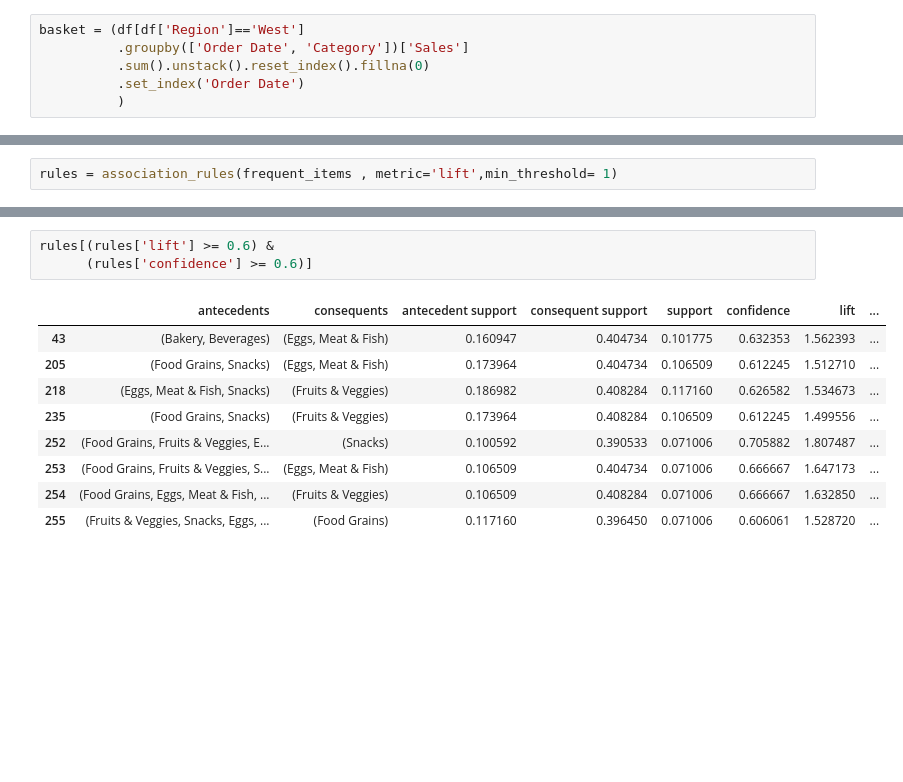
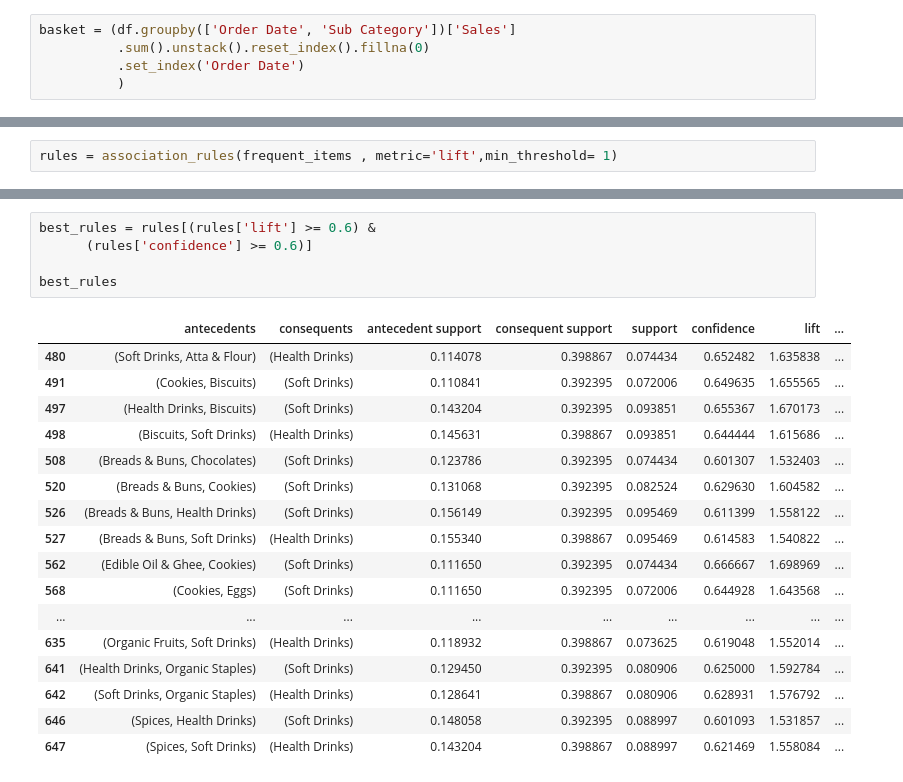
Before and after one commit to zinakhazaee/Visualization, a Jupyter notebook: Grocery_Store.ipynb, the cells around one changed output, grey strips where cells are left out. Cells and saved outputs as stored; diff of their text form; blank space fills up the shorter version.

```diff
--- a/Grocery_Store.ipynb
+++ b/Grocery_Store.ipynb
@@ -167,8 +167,7 @@ Index(['Order ID', 'Customer Name', 'Category', 'Sub Category', 'City',
        'Order Date', 'Region', 'Sales', 'Discount', 'Profit', 'State'],
       dtype='object')
 # %%
-basket = (df[df['Region']=='West']
-          .groupby(['Order Date', 'Category'])['Sales']
+basket = (df.groupby(['Order Date', 'Sub Category'])['Sales']
           .sum().unstack().reset_index().fillna(0)
           .set_index('Order Date')
           )
@@ -253,13 +252,23 @@ rules
 # %%
-rules[(rules['lift'] >= 0.6) &
+best_rules = rules[(rules['lift'] >= 0.6) &
       (rules['confidence'] >= 0.6)]
+
+best_rules
 # %% [output]
 |  | antecedents | consequents | antecedent support | consequent support | support | confidence | lift | ... |
-| 43 | (Bakery, Beverages) | (Eggs, Meat & Fish) | 0.160947 | 0.404734 | 0.101775 | 0.632353 | 1.562393 | ... |
-| 205 | (Food Grains, Snacks) | (Eggs, Meat & Fish) | 0.173964 | 0.404734 | 0.106509 | 0.612245 | 1.512710 | ... |
-| 218 | (Eggs, Meat & Fish, Snacks) | (Fruits & Veggies) | 0.186982 | 0.408284 | 0.117160 | 0.626582 | 1.534673 | ... |
-| 235 | (Food Grains, Snacks) | (Fruits & Veggies) | 0.173964 | 0.408284 | 0.106509 | 0.612245 | 1.499556 | ... |
-| 252 | (Food Grains, Fruits & Veggies, E... | (Snacks) | 0.100592 | 0.390533 | 0.071006 | 0.705882 | 1.807487 | ... |
-| 253 | (Food Grains, Fruits & Veggies, S... | (Eggs, Meat & Fish) | 0.106509 | 0.404734 | 0.071006 | 0.666667 | 1.647173 | ... |
-| 254 | (Food Grains, Eggs, Meat & Fish, ... | (Fruits & Veggies) | 0.106509 | 0.408284 | 0.071006 | 0.666667 | 1.632850 | ... |
-| 255 | (Fruits & Veggies, Snacks, Eggs, ... | (Food Grains) | 0.117160 | 0.396450 | 0.071006 | 0.606061 | 1.528720 | ... |
+| 480 | (Soft Drinks, Atta & Flour) | (Health Drinks) | 0.114078 | 0.398867 | 0.074434 | 0.652482 | 1.635838 | ... |
+| 491 | (Cookies, Biscuits) | (Soft Drinks) | 0.110841 | 0.392395 | 0.072006 | 0.649635 | 1.655565 | ... |
+| 497 | (Health Drinks, Biscuits) | (Soft Drinks) | 0.143204 | 0.392395 | 0.093851 | 0.655367 | 1.670173 | ... |
+| 498 | (Biscuits, Soft Drinks) | (Health Drinks) | 0.145631 | 0.398867 | 0.093851 | 0.644444 | 1.615686 | ... |
+| 508 | (Breads & Buns, Chocolates) | (Soft Drinks) | 0.123786 | 0.392395 | 0.074434 | 0.601307 | 1.532403 | ... |
+| 520 | (Breads & Buns, Cookies) | (Soft Drinks) | 0.131068 | 0.392395 | 0.082524 | 0.629630 | 1.604582 | ... |
+| 526 | (Breads & Buns, Health Drinks) | (Soft Drinks) | 0.156149 | 0.392395 | 0.095469 | 0.611399 | 1.558122 | ... |
+| 527 | (Breads & Buns, Soft Drinks) | (Health Drinks) | 0.155340 | 0.398867 | 0.095469 | 0.614583 | 1.540822 | ... |
+| 562 | (Edible Oil & Ghee, Cookies) | (Soft Drinks) | 0.111650 | 0.392395 | 0.074434 | 0.666667 | 1.698969 | ... |
+| 568 | (Cookies, Eggs) | (Soft Drinks) | 0.111650 | 0.392395 | 0.072006 | 0.644928 | 1.643568 | ... |
+| ... | ... | ... | ... | ... | ... | ... | ... | ... |
+| 635 | (Organic Fruits, Soft Drinks) | (Health Drinks) | 0.118932 | 0.398867 | 0.073625 | 0.619048 | 1.552014 | ... |
+| 641 | (Health Drinks, Organic Staples) | (Soft Drinks) | 0.129450 | 0.392395 | 0.080906 | 0.625000 | 1.592784 | ... |
+| 642 | (Soft Drinks, Organic Staples) | (Health Drinks) | 0.128641 | 0.398867 | 0.080906 | 0.628931 | 1.576792 | ... |
+| 646 | (Spices, Health Drinks) | (Soft Drinks) | 0.148058 | 0.392395 | 0.088997 | 0.601093 | 1.531857 | ... |
+| 647 | (Spices, Soft Drinks) | (Health Drinks) | 0.143204 | 0.398867 | 0.088997 | 0.621469 | 1.558084 | ... |
```
Also changed, not shown: parts of 5 cells of this notebook.
